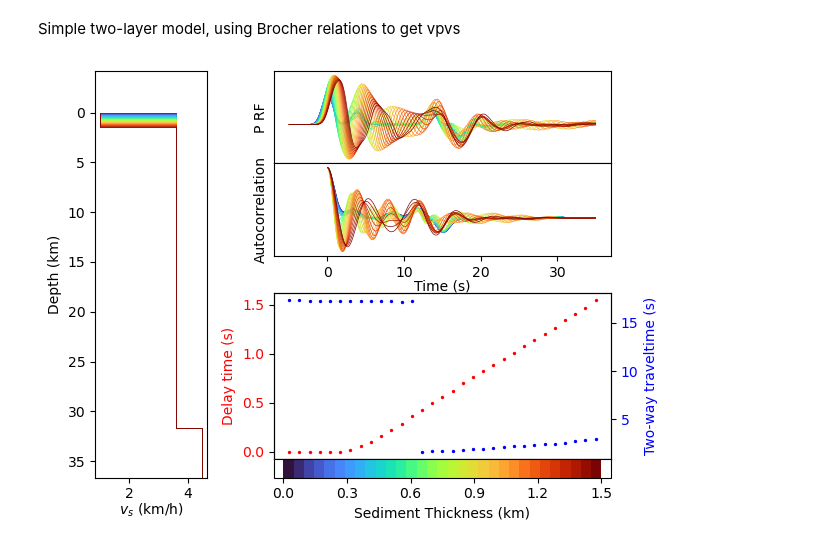
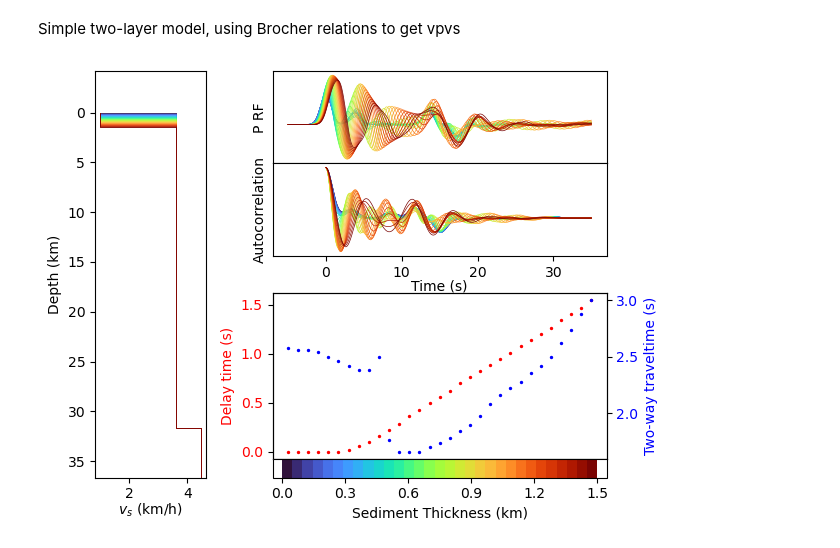
Before and after one commit to auggiemarignier/AusSedThick, a Jupyter notebook: aussedthickrf/forward_modelling.ipynb, the cells around one changed output. Drawn from its saved outputs; the diff is of its cells as text; code cells hidden in the pictures.

Commit message:
try grabbing the first local minimum of autocorrelation

```diff
--- a/aussedthickrf/forward_modelling.ipynb
+++ b/aussedthickrf/forward_modelling.ipynb
@@ -177,8 +177,13 @@ def get_two_way_traveltime(rrf, sr):
     autocorrelation /= np.max(autocorrelation)
     autocorrelation = autocorrelation[len(autocorrelation) // 2:]
 
-    r0 = -(np.min(autocorrelation))
-    Dt = np.argmin(autocorrelation) / sr
+    # Find first local minimum of autocorrelation
+    # autocorrelation will always have a negative gradient to start with
+    # So the first point where the gradient becomes positive is
+    # (close enough to) the first stationary point
+    ind = np.where(np.gradient(autocorrelation) >= 0)[0][0]
+    r0 = -(autocorrelation[ind])
+    Dt = ind / sr
 
     return Dt
 # %%
@@ -234,32 +239,32 @@ for i, sed_thick in enumerate(sed_thicks):
     autocorrelation = autocorrelation[len(autocorrelation) // 2:]
 
     _z, _vs = layers_to_points(h, vs)
     model_ax.plot(_vs, _z, c=cmap[i], linewidth=0.5)
     rf_ax.plot(x, rfdata, c=cmap[i], linewidth=0.5)
     auto_ax.plot(t, autocorrelation, c=cmap[i], linewidth=0.5)
 
     delays.append(get_tpsb(rfdata, x))
     travel_times.append(get_two_way_traveltime(rfdata, sampling_rate))
 
-delay_ax.scatter(sed_thicks, delays, s=2, c=delays_colour)
+delay_ax.scatter(sed_thicks, delays, s=2, c=delay_colour)
 tt_ax.scatter(sed_thicks, travel_times, s=2, c=tt_colour)
 model_ax.set_ylim(bottom=moho + 5)
 auto_ax.set_xlim(rf_ax.get_xlim())
 
 cmap = LinearSegmentedColormap.from_list("cmap", cmap, N=sed_thicks.size)
 cbar = fig.colorbar(
     cm.ScalarMappable(norm=Normalize(0, thickest), cmap=cmap),
     cax=cbar_ax,
     orientation="horizontal",
     label="Sediment Thickness (km)",
     pad=0,
     shrink=0.95
 )
 cbar_ax.set_xticks(np.arange(0, thickest+0.3, step=0.3))
 _xmn, _xmx = delay_ax.get_xlim()
 cbar_ax.set_xlim([_xmn + 0.03, _xmx - 0.03])
 cbar_ax.spines[["bottom", "left", "right"]].set_visible(False)
 
 plt.show()
 # %% [output]
-[figure, old version]
+[figure, new version]
```
